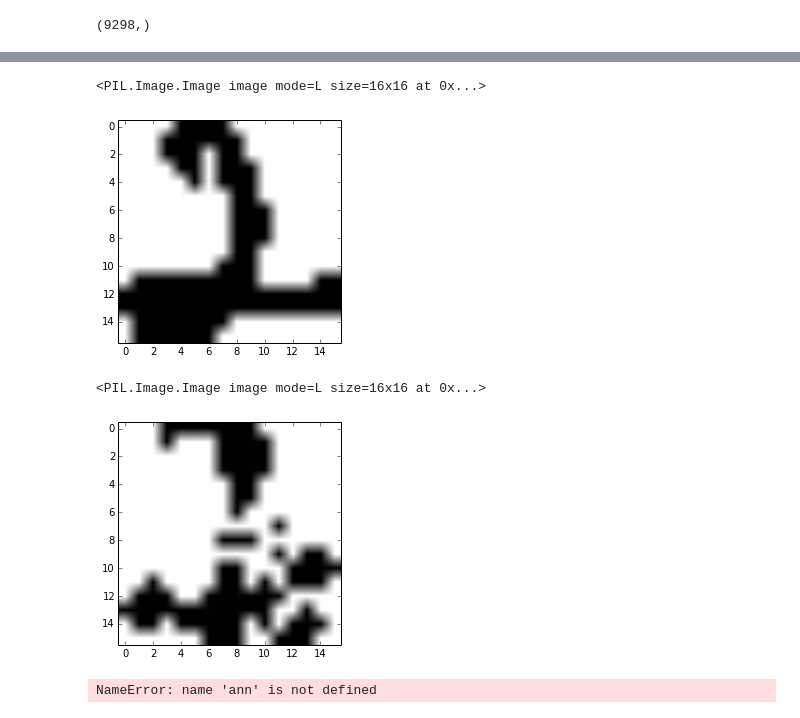
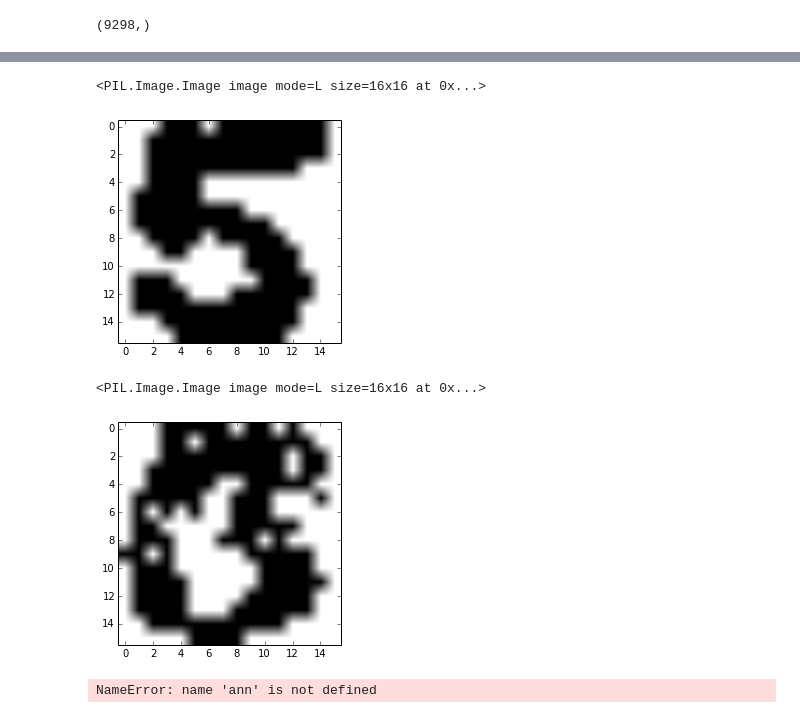
Before and after one commit to allenj12/compOpt_Project, a Jupyter notebook: features/featureNet.ipynb, the cells around one changed output, grey strips where cells are left out. Cells and saved outputs as stored; diff of their text form; code cells hidden in the pictures.

```diff
--- a/features/featureNet.ipynb
+++ b/features/featureNet.ipynb
@@ -89,18 +90,19 @@ test
 # %%
+#outside of the data set
 ind = random.randrange(size,size+200)
-display_grayscale(trainData[ind])
+display_grayscale(data[ind])
 # %% [output]
 <PIL.Image.Image image mode=L size=16x16 at 0x...>
-[figure, old version]
+[figure, new version]
 # %%
-exampleOutput = ann.sim(trainData[ind:ind+1])
+exampleOutput = ann.sim(data[ind:ind+1])
 #exampleTest =
 display_grayscale(exampleOutput[0])
 
 #example.save('example1OUTPUT.png')
 # %% [output]
 <PIL.Image.Image image mode=L size=16x16 at 0x...>
-[figure, old version]
+[figure, new version]
 # %%
 ann.save('ann60.net')
 # %% [output]
```
Also changed, not shown: parts of 1 cell of this notebook.
